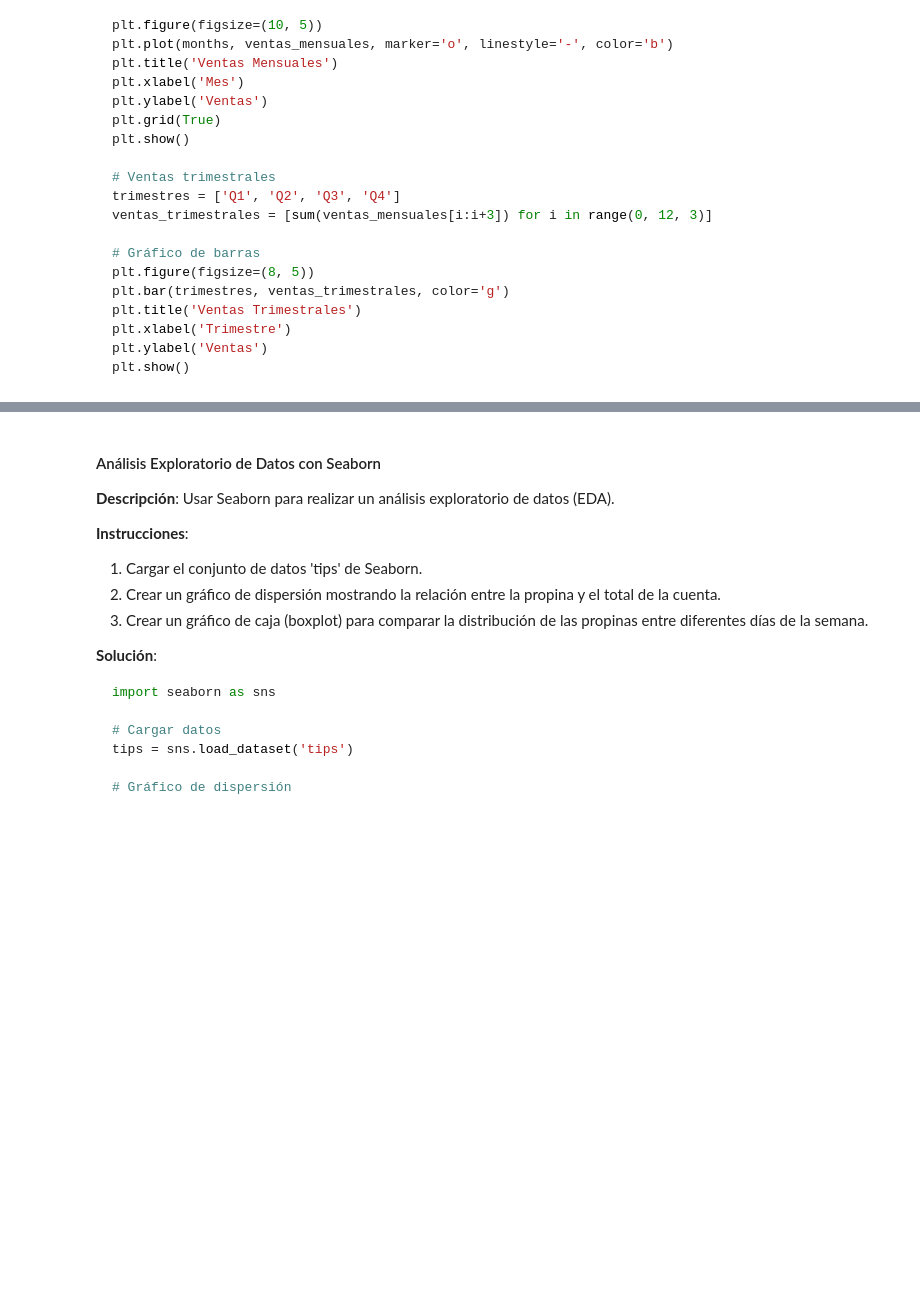
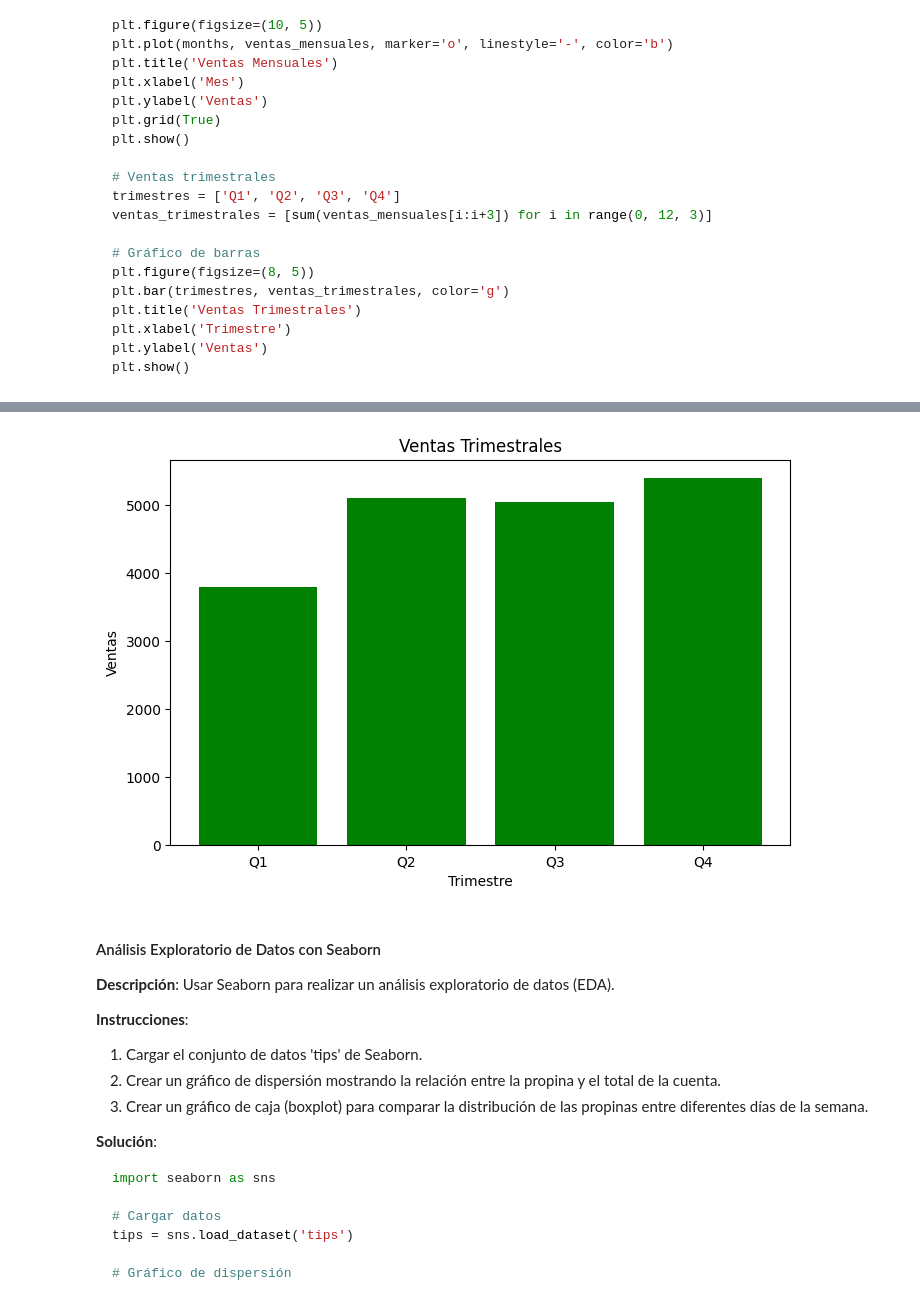
Before and after one commit to SimonGarcia01/ai-course, a Jupyter notebook: Python Review/3_PandasMatplotSeaborn.ipynb, the cells around one changed output, grey strips where cells are left out. Cells and saved outputs as stored; diff of their text form; code cells hidden in the pictures; blank space fills up the shorter version.

```diff
--- a/Python Review/3_PandasMatplotSeaborn.ipynb
+++ b/Python Review/3_PandasMatplotSeaborn.ipynb
@@ -1167,3 +1181,15 @@ plt.show()
+# %%
+trimestres = ['Q1', 'Q2', 'Q3', 'Q4']
+ventas_trimestrales = [sum(ventas_mensuales[i:i+3]) for i in range(0, 12, 3)]
+
+plt.figure(figsize=(8, 5))
+plt.bar(trimestres, ventas_trimestrales, color='g')
+plt.title('Ventas Trimestrales')
+plt.xlabel('Trimestre')
+plt.ylabel('Ventas')
+plt.show()
+# %% [output]
+[figure, added]
 # %% [markdown]
 #### Análisis Exploratorio de Datos con Seaborn
 
```
Also changed, not shown: parts of 6 cells of this notebook.
